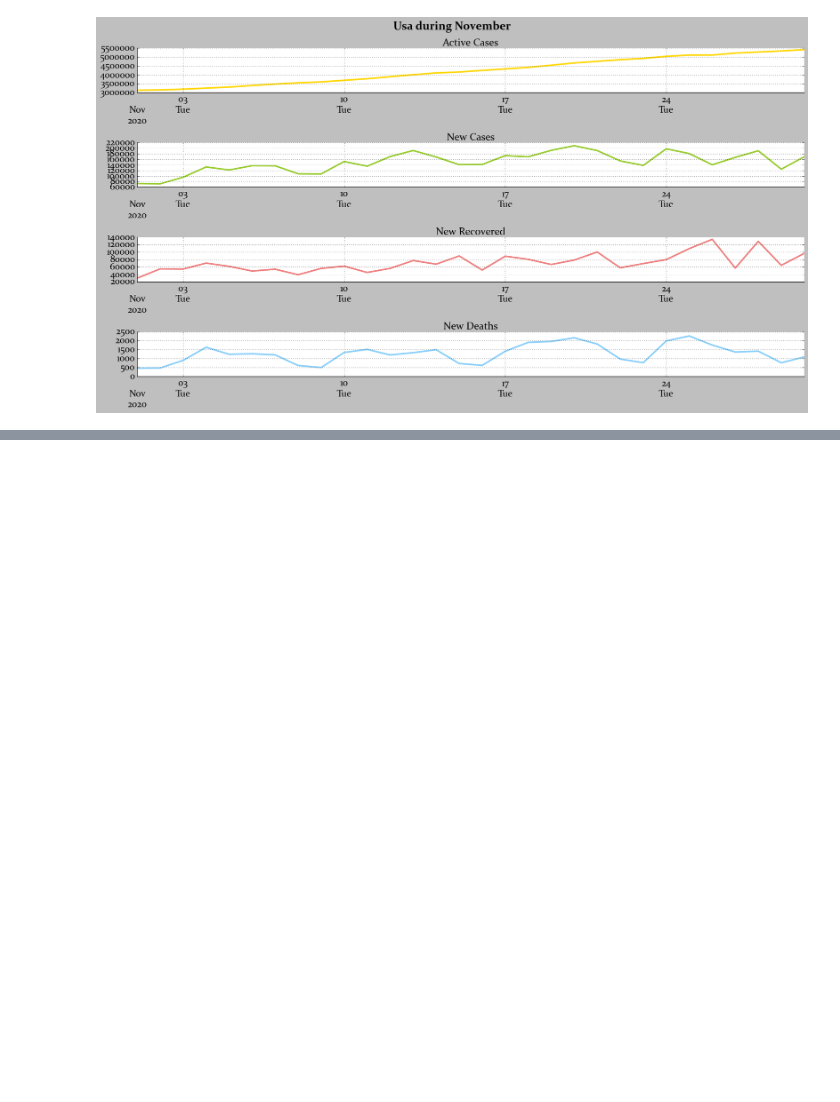
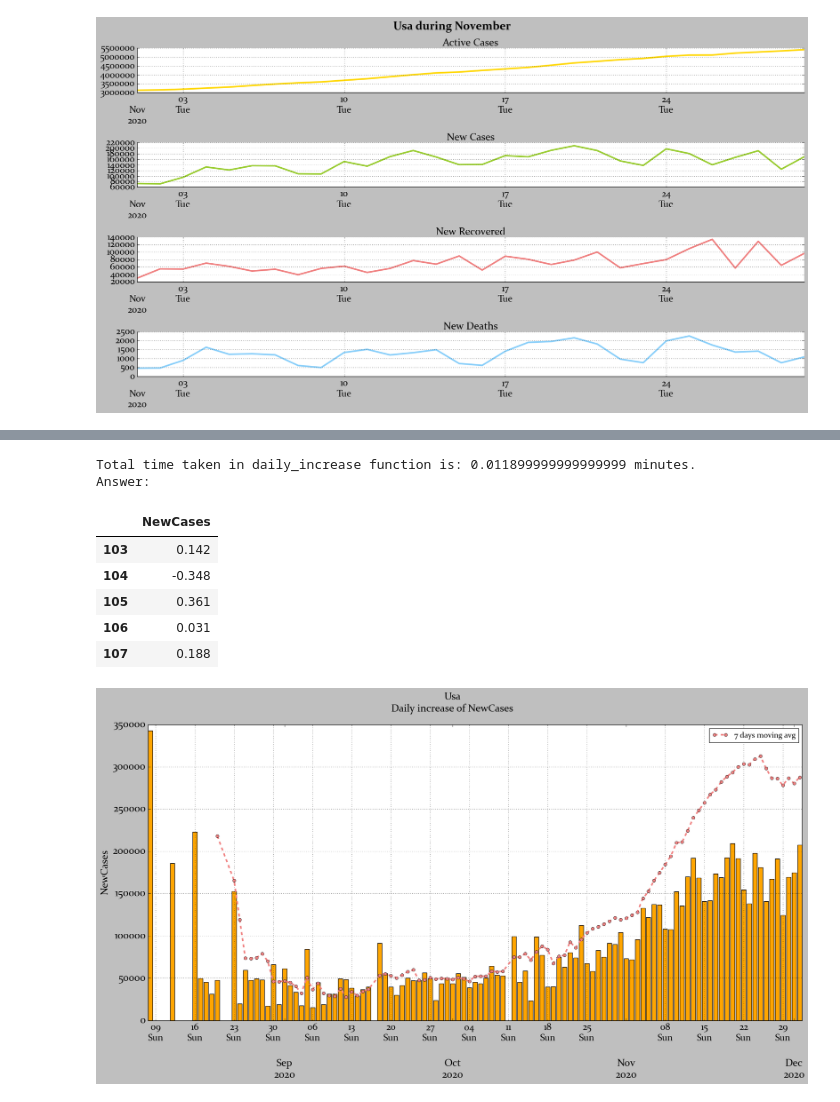
Before and after one commit to BimiLevi/Covid19, a Jupyter notebook: analysis/country_analysis.ipynb, the cells around one changed output, grey strips where cells are left out. Cells and saved outputs as stored; diff of their text form; code cells hidden in the pictures; blank space fills up the shorter version.

```diff
--- a/analysis/country_analysis.ipynb
+++ b/analysis/country_analysis.ipynb
@@ -118,0 +142,15 @@ for month in months_info['Month'].tolist():
+# %%
+newcase_rate = df['NewCases'].pct_change()
+country.daily_increase('NewCases', save = True)
+print('Answer:')
+pd.DataFrame(newcase_rate.tail(5))
+# %% [output]
+Total time taken in daily_increase function is: 0.011899999999999999 minutes.
+Answer:
+|  | NewCases |
+| 103 | 0.142 |
+| 104 | -0.348 |
+| 105 | 0.361 |
+| 106 | 0.031 |
+| 107 | 0.188 |
+[figure, added]
```
Also changed, not shown: parts of 16 cells of this notebook, 8 other files.
